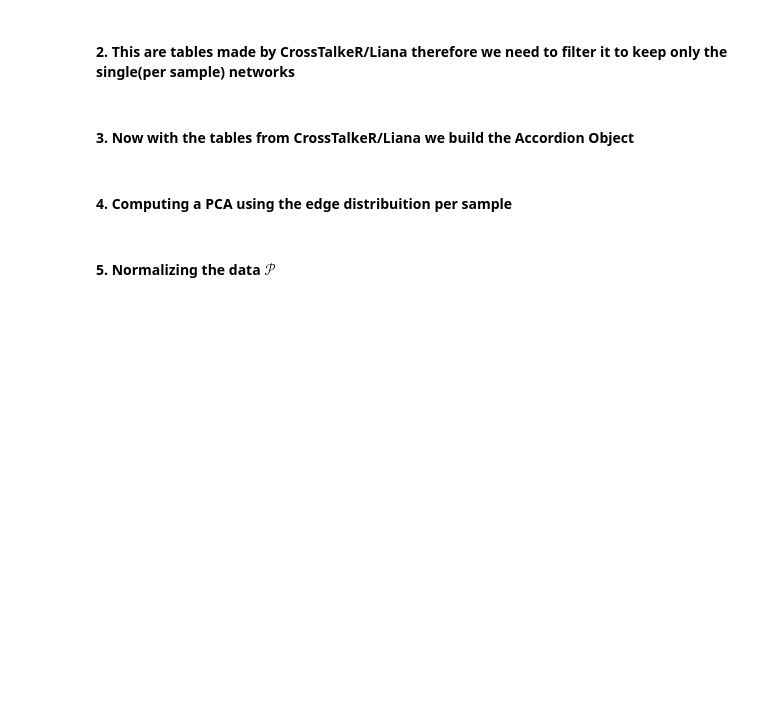
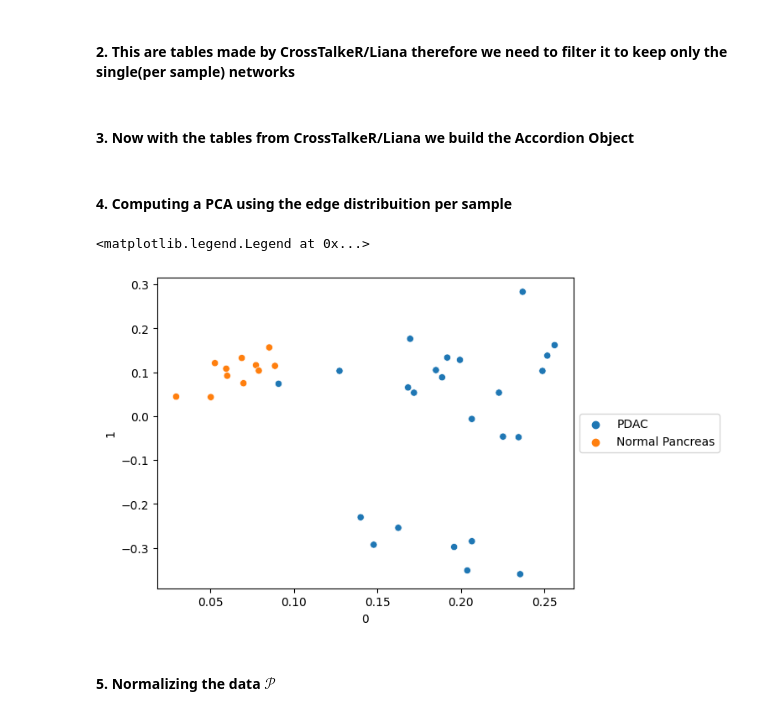
Before and after one commit to jsnagai/scACCorDiON, a Jupyter notebook: tutorials/Tutorial-aCCORDiON.ipynb, the cells around one changed output. Cells and saved outputs as stored; diff of their text form; code cells hidden in the pictures; blank space fills up the shorter version.

```diff
--- a/tutorials/Tutorial-aCCORDiON.ipynb
+++ b/tutorials/Tutorial-aCCORDiON.ipynb
@@ -11,7 +20,8 @@ import skimpy as skm
 #### 1. Loading data and metadata
 # %%
 data = pdac.load_peng2019()
-pdata_metadata['label1'] = ['Normal Pancreas' if i.find('normal')> 0 else 'PDAC' for i in pdata_metadata.accLabel]
+pdata_metadata = pdac.load_peng2019_metadata()
+pdata_metadata['label1'] = ['Normal Pancreas' if i.find('normal')>= 0 else 'PDAC' for i in pdata_metadata.accLabel]
 # %% [markdown]
 #### 2. This are tables made by CrossTalkeR/Liana therefore we need to filter it to keep only the single(per sample) networks
 # %%
@@ -24,6 +34,13 @@ AaccPDAC = Accordion(tbls=data,weight='lr_means')
 #### 4. Computing a PCA using the edge distribuition per sample
 # %%
 AaccPDAC.make_pca()
+# %%
+sns.scatterplot(x=0,y=1,data=AaccPDAC.Cs['PCA'],
+                hue=pdata_metadata.loc[AaccPDAC.Cs['PCA'].index,'label1'])
+plt.legend(loc='center left', bbox_to_anchor=(1, 0.5))
+# %% [output]
+<matplotlib.legend.Legend at 0x...>
+[figure, added]
 # %% [markdown]
 #### 5. Normalizing the data $\mathcal{P}$
 # %%
```
Also changed, not shown: parts of 32 cells of this notebook.
